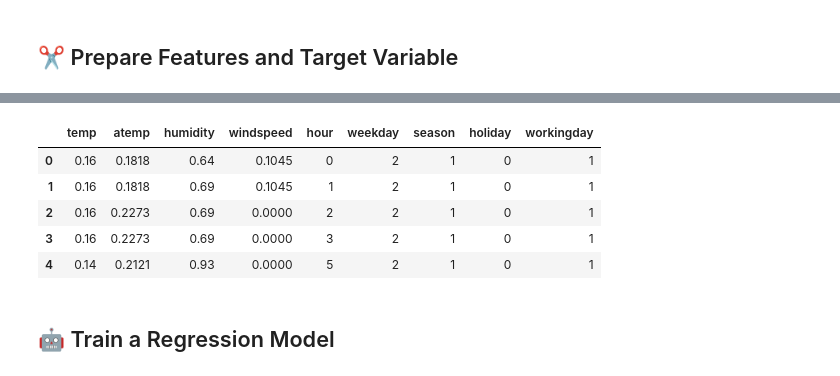
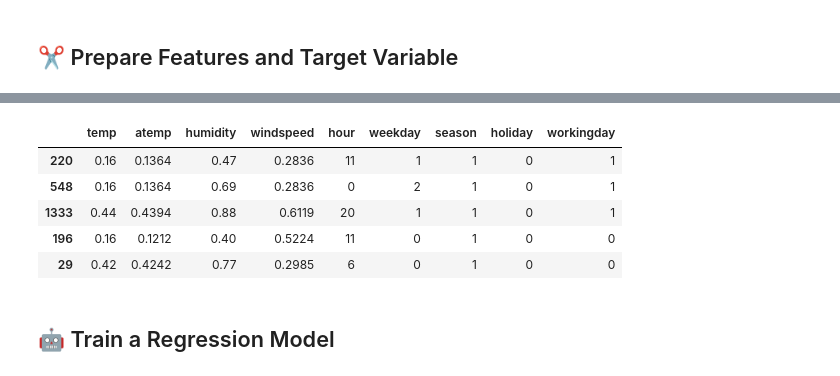
Before and after one commit to MohammadB88/MLOps-Workshop-Exercises, a Jupyter notebook: workshop_materials/bike_demand_forecasting/notebooks/02_model_training.ipynb, the cells around one changed output, grey strips where cells are left out. Drawn from its saved outputs; the diff is of its cells as text; code cells hidden in the pictures.

Commit message:
bike-demand - add mlflow and change data_input for training

```diff
--- a/workshop_materials/bike_demand_forecasting/notebooks/02_model_training.ipynb
+++ b/workshop_materials/bike_demand_forecasting/notebooks/02_model_training.ipynb
@@ -43,8 +61,17 @@ We use `pandas` to read the CSV file and inspect the first few rows.
 # %%
 # Load the training data
 data_path = "../data/processed/"
-train_df = pd.read_csv(data_path + 'data_2011_01.csv')
-train_df.head()
+
+# Read both CSV files
+data_01 = pd.read_csv(data_path + 'data_2011_01.csv')
+data_02 = pd.read_csv(data_path + 'data_2011_02.csv')
+data_03 = pd.read_csv(data_path + 'data_2011_03.csv')
+
+# Concatenate the datasets
+input_data_df = pd.concat([data_01, data_02, data_03], ignore_index=True)
+input_data_df.head()
+# input_data_df
+# train_df.
 # %% [output]
 |  | dteday | instant | season | year | month | hour | holiday | weekday | workingday | weathersit | ... |
 | 0 | 2011-01-01 | 1 | 1 | 0 | 1 | 0 | 0 | 6 | 0 | 1 | ... |
@@ -71,9 +91,10 @@ categorical_features=['season', 'holiday', 'workingday']
 ## ✂️ Prepare Features and Target Variable
 # %%
 # Define features and target
-X_train = train_df[numerical_features + categorical_features]
-y_train = train_df["count"]
+X_input = input_data_df[numerical_features + categorical_features]
+y_input = input_data_df["count"]
 
-X_train.head()
+# X_train.head()
+
 # Train-test split
-#X_train, X_test, y_train, y_test = train_test_split(X, y, test_size=0.2, random_state=42)
+X_train, X_test, y_train, y_test = train_test_split(X_input, y_input, test_size=0.2, random_state=42)
@@ -87,18 +110,18 @@ X_train.head()
 # %%
 # Define features and target
-X_test = test_df[numerical_features + categorical_features]
-y_test = test_df["count"]
+# X_test = test_df[numerical_features + categorical_features]
+# y_test = test_df["count"]
 
 X_test.head()
 # Train-test split
 #X_train, X_test, y_train, y_test = train_test_split(X, y, test_size=0.2, random_state=42)
 # %% [output]
 |  | temp | atemp | humidity | windspeed | hour | weekday | season | holiday | workingday |
-| 0 | 0.16 | 0.1818 | 0.64 | 0.1045 | 0 | 2 | 1 | 0 | 1 |
-| 1 | 0.16 | 0.1818 | 0.69 | 0.1045 | 1 | 2 | 1 | 0 | 1 |
-| 2 | 0.16 | 0.2273 | 0.69 | 0.0000 | 2 | 2 | 1 | 0 | 1 |
-| 3 | 0.16 | 0.2273 | 0.69 | 0.0000 | 3 | 2 | 1 | 0 | 1 |
-| 4 | 0.14 | 0.2121 | 0.93 | 0.0000 | 5 | 2 | 1 | 0 | 1 |
+| 220 | 0.16 | 0.1364 | 0.47 | 0.2836 | 11 | 1 | 1 | 0 | 1 |
+| 548 | 0.16 | 0.1364 | 0.69 | 0.2836 | 0 | 2 | 1 | 0 | 1 |
+| 1333 | 0.44 | 0.4394 | 0.88 | 0.6119 | 20 | 1 | 1 | 0 | 1 |
+| 196 | 0.16 | 0.1212 | 0.40 | 0.5224 | 11 | 0 | 1 | 0 | 0 |
+| 29 | 0.42 | 0.4242 | 0.77 | 0.2985 | 6 | 0 | 1 | 0 | 0 |
 # %% [markdown]
 ## 🤖 Train a Regression Model
 # %%
```
Also changed, not shown: parts of 6 cells of this notebook.
